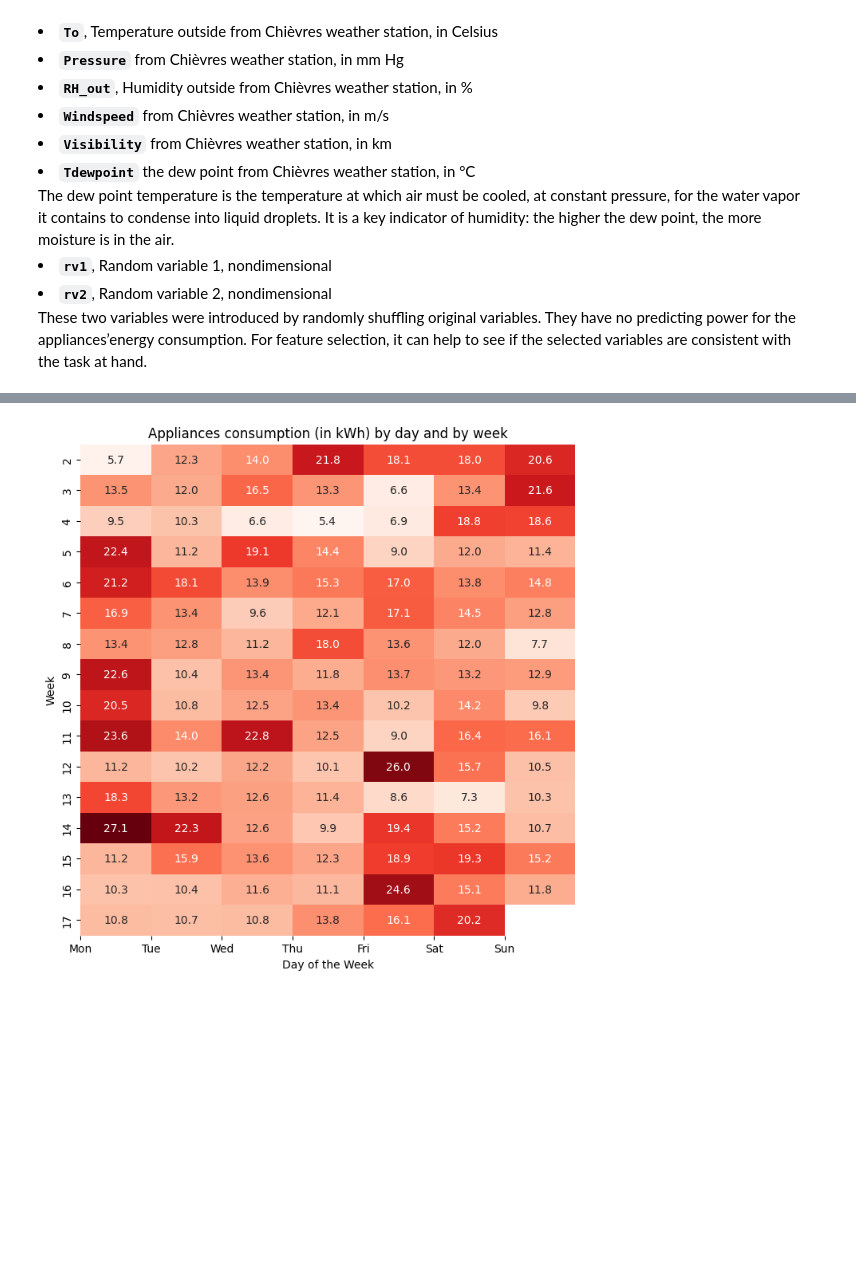
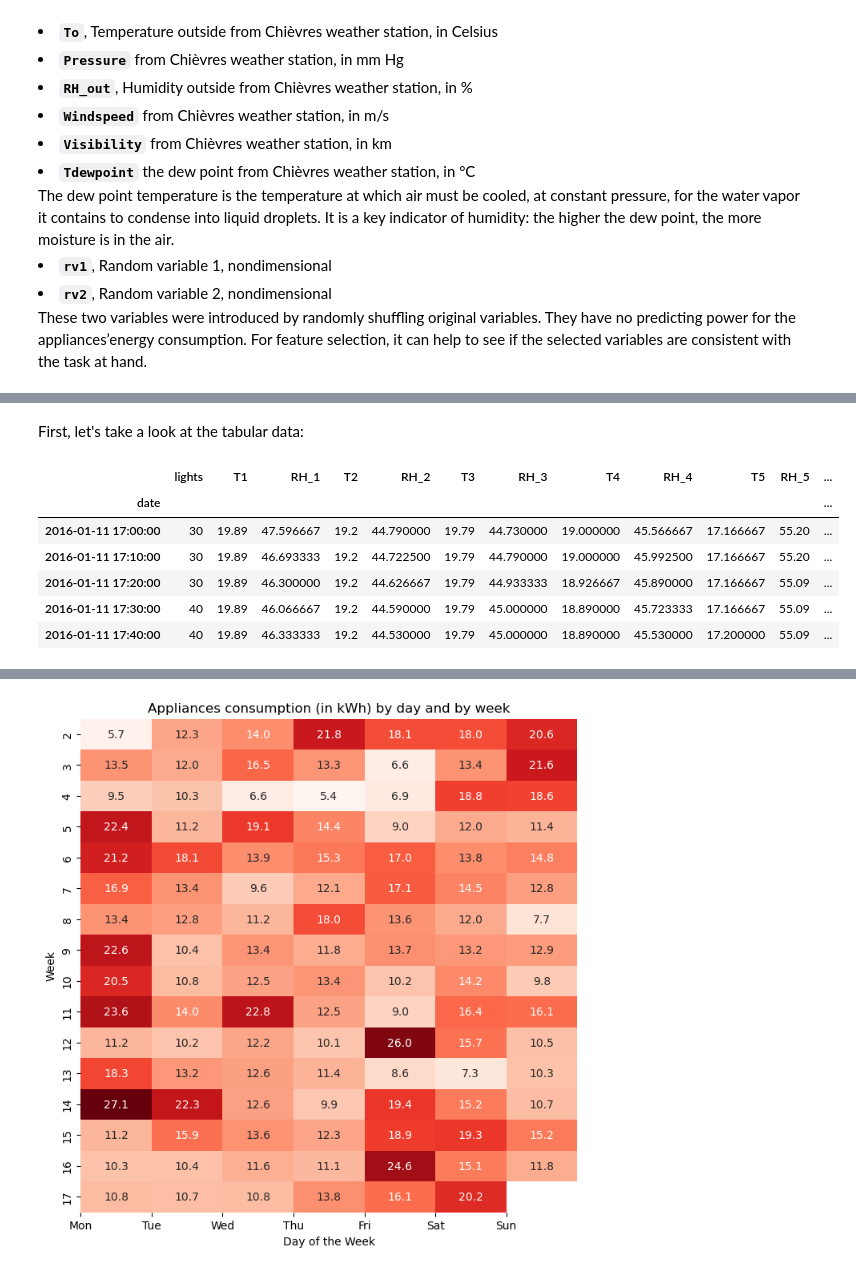
Before and after one commit to N22Toumi/Data_Challenge_M2DS_2025, a Jupyter notebook: template_starting_kit.ipynb, the cells around one changed output, grey strips where cells are left out. Drawn from its saved outputs; the diff is of its cells as text; code cells hidden in the pictures; blank space fills up the shorter version.

```diff
--- a/template_starting_kit.ipynb
+++ b/template_starting_kit.ipynb
@@ -68,3 +67,15 @@ X_df, y = problem.get_train_data()
 # %%
 df = pd.concat([X_df, y], axis=1)
 df.index = pd.to_datetime(df.index)
+# %% [markdown]
+First, let's take a look at the tabular data:
+# %%
+df.head()
+# %% [output]
+|  | lights | T1 | RH_1 | T2 | RH_2 | T3 | RH_3 | T4 | RH_4 | T5 | RH_5 | ... |
+| date |  |  |  |  |  |  |  |  |  |  |  | ... |
+| 2016-01-11 17:00:00 | 30 | 19.89 | 47.596667 | 19.2 | 44.790000 | 19.79 | 44.730000 | 19.000000 | 45.566667 | 17.166667 | 55.20 | ... |
+| 2016-01-11 17:10:00 | 30 | 19.89 | 46.693333 | 19.2 | 44.722500 | 19.79 | 44.790000 | 19.000000 | 45.992500 | 17.166667 | 55.20 | ... |
+| 2016-01-11 17:20:00 | 30 | 19.89 | 46.300000 | 19.2 | 44.626667 | 19.79 | 44.933333 | 18.926667 | 45.890000 | 17.166667 | 55.09 | ... |
+| 2016-01-11 17:30:00 | 40 | 19.89 | 46.066667 | 19.2 | 44.590000 | 19.79 | 45.000000 | 18.890000 | 45.723333 | 17.166667 | 55.09 | ... |
+| 2016-01-11 17:40:00 | 40 | 19.89 | 46.333333 | 19.2 | 44.530000 | 19.79 | 45.000000 | 18.890000 | 45.530000 | 17.200000 | 55.09 | ... |
```
Also changed, not shown: parts of 10 cells of this notebook.
